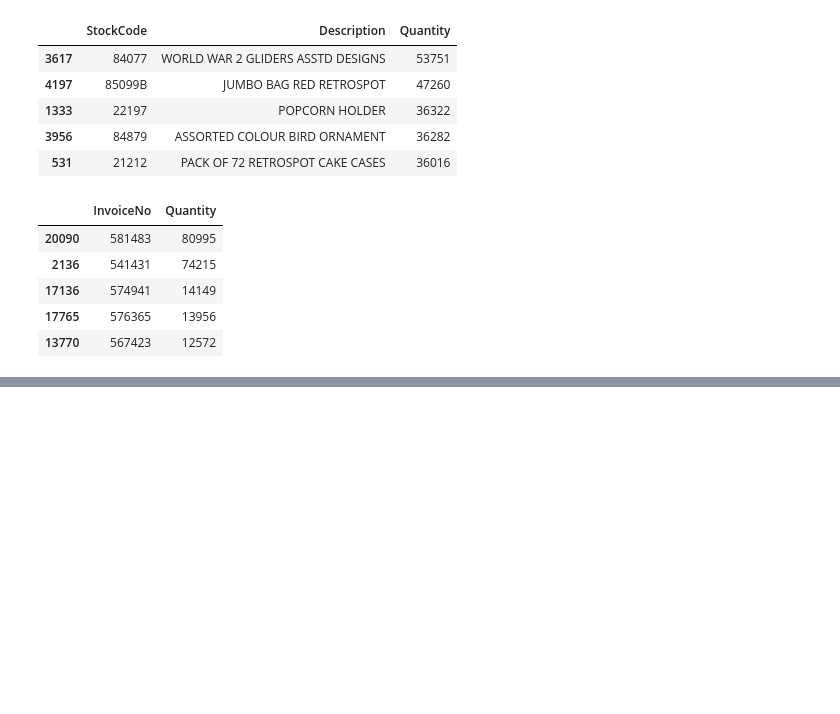
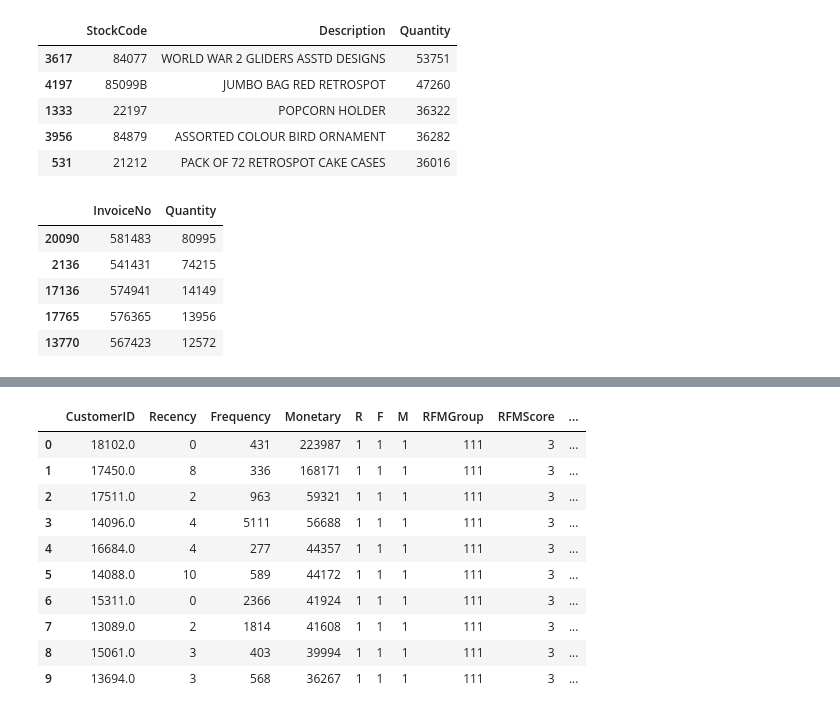
Before and after one commit to shivankb/ML-Clustering, a Jupyter notebook: online_retail_customer_segmentation.ipynb, the cells around one changed output, grey strips where cells are left out. Drawn from its saved outputs; the diff is of its cells as text; code cells hidden in the pictures; blank space fills up the shorter version.

```diff
--- a/online_retail_customer_segmentation.ipynb
+++ b/online_retail_customer_segmentation.ipynb
@@ -438,0 +653,27 @@ As we can see that Uk has the most customers as well as they generate the max re
+# %%
+#Functions to create R, F and M segments
+def RScoring(x,p,d):
+    if x <= d[p][0.25]:
+        return 1
+    elif x <= d[p][0.50]:
+        return 2
+    elif x <= d[p][0.75]:
+        return 3
+    else:
+        return 4
+
+def FnMScoring(x,p,d):
+    if x <= d[p][0.25]:
+        return 4
+    elif x <= d[p][0.50]:
+        return 3
+    elif x <= d[p][0.75]:
+        return 2
+    else:
+        return 1
+# %%
+#Calculate Add R, F and M segment value columns in the existing dataset to show R, F and M segment values
+RFMScores['R'] = RFMScores['Recency'].apply(RScoring, args=('Recency',quantiles,))
+RFMScores['F'] = RFMScores['Frequency'].apply(FnMScoring, args=('Frequency',quantiles,))
+RFMScores['M'] = RFMScores['Monetary'].apply(FnMScoring, args=('Monetary',quantiles,))
+RFMScores.head()
@@ -438,0 +688,7 @@ As we can see that Uk has the most customers as well as they generate the max re
+# %%
+#Calculate and Add RFMGroup value column showing combined concatenated score of RFM
+RFMScores['RFMGroup'] = RFMScores.R.map(str) + RFMScores.F.map(str) + RFMScores.M.map(str)
+
+#Calculate and Add RFMScore value column showing total sum of RFMGroup values
+RFMScores['RFMScore'] = RFMScores[['R', 'F', 'M']].sum(axis = 1)
+RFMScores.head()
@@ -438,0 +703,6 @@ As we can see that Uk has the most customers as well as they generate the max re
+# %%
+#Assign Loyalty Level to each customer
+Loyalty_Level = ['L1', 'L2', 'L3', 'L4']
+Score_cuts = pd.qcut(RFMScores.RFMScore, q = 4, labels = Loyalty_Level)
+RFMScores['RFM_Loyalty_Level'] = Score_cuts.values
+RFMScores.reset_index().head()
@@ -438,0 +716,15 @@ As we can see that Uk has the most customers as well as they generate the max re
+# %%
+#Validate the data for RFMGroup = 111
+RFMScores[RFMScores['RFMGroup']=='111'].sort_values('Monetary', ascending=False).reset_index().head(10)
+# %% [output]
+|  | CustomerID | Recency | Frequency | Monetary | R | F | M | RFMGroup | RFMScore | ... |
+| 0 | 18102.0 | 0 | 431 | 223987 | 1 | 1 | 1 | 111 | 3 | ... |
+| 1 | 17450.0 | 8 | 336 | 168171 | 1 | 1 | 1 | 111 | 3 | ... |
+| 2 | 17511.0 | 2 | 963 | 59321 | 1 | 1 | 1 | 111 | 3 | ... |
+| 3 | 14096.0 | 4 | 5111 | 56688 | 1 | 1 | 1 | 111 | 3 | ... |
+| 4 | 16684.0 | 4 | 277 | 44357 | 1 | 1 | 1 | 111 | 3 | ... |
+| 5 | 14088.0 | 10 | 589 | 44172 | 1 | 1 | 1 | 111 | 3 | ... |
+| 6 | 15311.0 | 0 | 2366 | 41924 | 1 | 1 | 1 | 111 | 3 | ... |
+| 7 | 13089.0 | 2 | 1814 | 41608 | 1 | 1 | 1 | 111 | 3 | ... |
+| 8 | 15061.0 | 3 | 403 | 39994 | 1 | 1 | 1 | 111 | 3 | ... |
+| 9 | 13694.0 | 3 | 568 | 36267 | 1 | 1 | 1 | 111 | 3 | ... |
```
Also changed, not shown: parts of 33 cells of this notebook.
